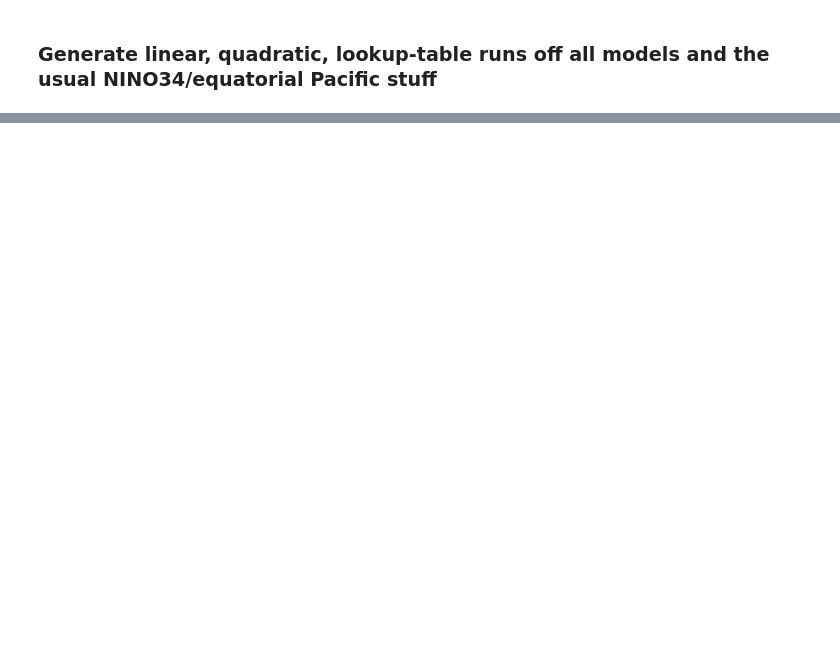
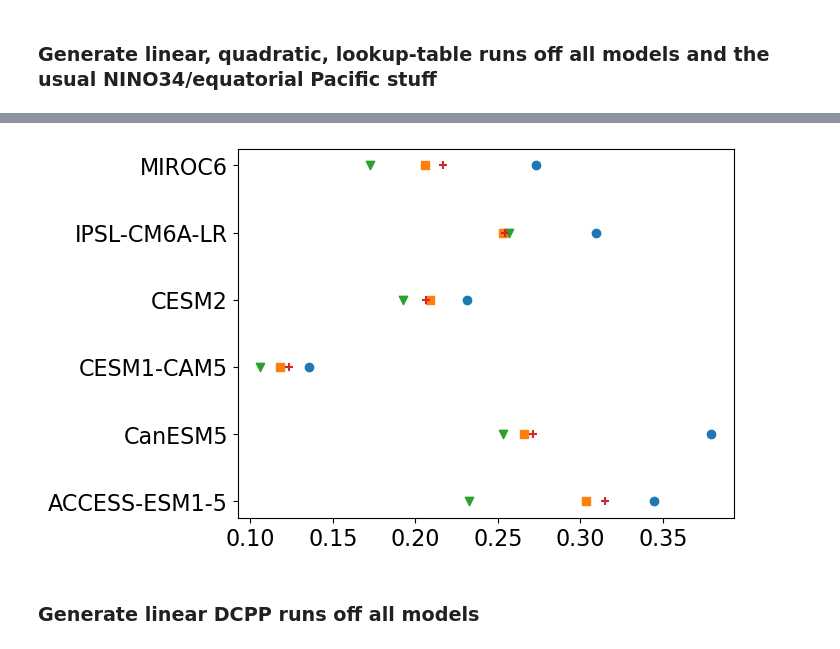
Before and after one commit to jemmajeffree/rom_decadal, a Jupyter notebook: generate_pseudoruns.ipynb, the cells around one changed output, grey strips where cells are left out. Saved outputs shown, nothing was run; the diff lists cells and outputs as text; code cells hidden in the pictures; blank space fills up the shorter version.

Commit message:
DCPP pseudoruns

```diff
--- a/generate_pseudoruns.ipynb
+++ b/generate_pseudoruns.ipynb
@@ -64,0 +100,29 @@ MIROC6 lookup_table 12.835377931594849
+# %%
+kwargs = dict(rom_type = 'linear_2D',
+              shape_name = 'pSMILE_qdt', #pseudo-SMILE runs, after detrending quadratically
+              inits = None,
+              data_labelsel = {'time':slice(None,'2025')}, # Some of these were future at the time but I'm discarding actual future
+              run_len = 3600+120+1, # run length
+              members=(100,),  # number of ensemble members to generate
+              detrend = rdl.declim_detrend_quadratic # how to strip climate change and seasonal cycle from data
+             )
+
+sigma = {}
+
+for Thvars in (('nino3','h_eq'),('nino34','h_eq'),('nino4','h_eq'),('nino34','h_w')):
+    kwargs['T_variable'],kwargs['h_variable'] = Thvars
+    for model in ('ACCESS-ESM1-5','CanESM5','CESM1-CAM5','CESM2','IPSL-CM6A-LR','MIROC6'):
+        kwargs['data_origin'] = model+'_SMILE'
+        if model == 'CESM1-CAM5':
+            kwargs['data_isel'] = {'time':slice(120,None), # I'm pretty sure this is irrelevant, but I have the data to throw out 10 years so let's do that
+                         'M':np.array([False if x==32 else True for x in range(40)]) # Ensemble member 33 (index 32) has a zero in it that I do _NOT_ need
+                        }
+        else:
+            kwargs['data_isel'] = {'time':slice(120,None)} # I'm pretty sure this is irrelevant, but I have the data to throw out 10 years so let's do that
+
+        t0 = time.time()
+        rom = rdl.pseudo_run(**kwargs)
+        print(model,Thvars,time.time()-t0)
+        print('A',rom.A)
+        print('sigma',rom.sigma)
+        sigma[(model,Thvars)] = rom.sigma
@@ -64,0 +179,15 @@ MIROC6 lookup_table 12.835377931594849
+# %%
+colors = ['tab:blue','tab:orange','tab:green','tab:red','tab:cyan','tab:purple','tab:brown']
+linestyles = ['solid','dashed','dotted','dashdot']
+markers = 'osv+'
+for i, Thvars in enumerate((('nino3','h_eq'),('nino34','h_eq'),('nino4','h_eq'),('nino34','h_w'))):
+        for model in ('ACCESS-ESM1-5','CanESM5','CESM1-CAM5','CESM2','IPSL-CM6A-LR','MIROC6'):
+            T_variable, h_variable = Thvars
+            indices = xr.open_dataset('indices/'+model+'_SMILE'+'_indices.nc').isel({'time':slice(120,None)}).sel({'time':slice(None,'2025')})
+            T = rdl.declim_detrend_quadratic(indices[T_variable])
+            h = rdl.declim_detrend_quadratic(indices[h_variable])
+            plt.scatter(sigma[(model,Thvars)][0]/np.std(T),model,marker=markers[i],color=colors[i])
+# %% [output]
+[figure, added]
+# %% [markdown]
+### Generate linear DCPP runs off all models
```
Also changed, not shown: parts of 17 cells of this notebook.
